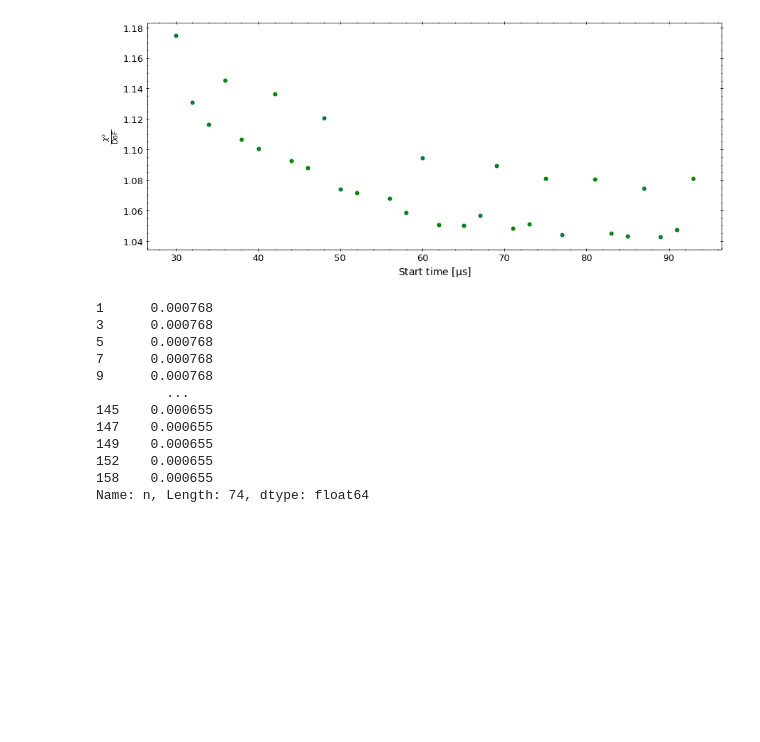
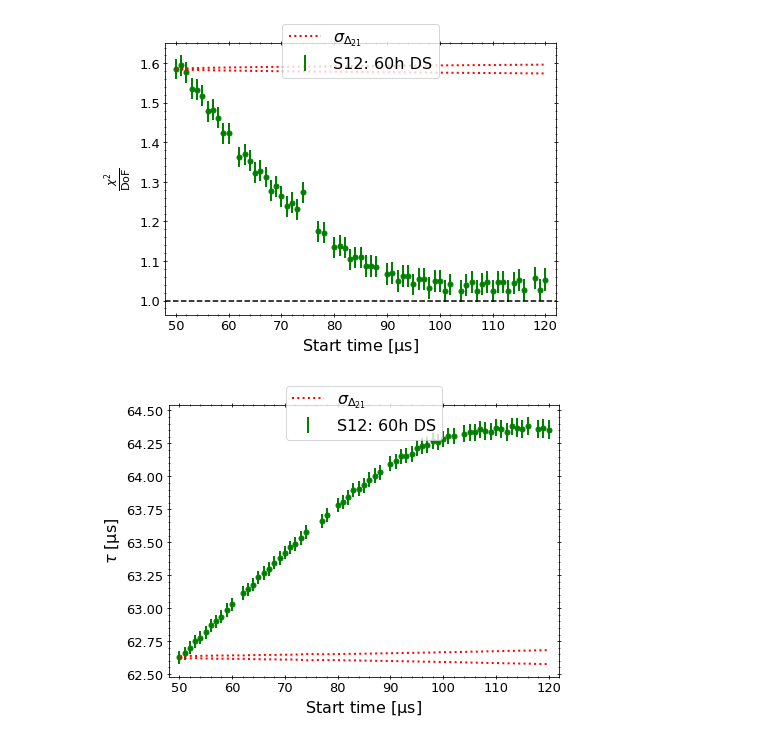
Before and after one commit to glukicov/EDMTracking, a Jupyter notebook: JupyterNB/Summary_Plots.ipynb, the cells around one changed output. Drawn from its saved outputs; the diff is of its cells as text; code cells hidden in the pictures; blank space fills up the shorter version.

```diff
--- a/JupyterNB/Summary_Plots.ipynb
+++ b/JupyterNB/Summary_Plots.ipynb
@@ -24,6 +37,17 @@ sh=data_bk[0:160]
+# %%
+#iterative cuts
+station=stations[0]
+ds=dss[0]
+# %%
+# apply cuts and select data
+station_cut = (data["station"]==station)
+ds_cut =  (data['ds']==ds)
+plot_data= data[station_cut & ds_cut]
+# plot_data=plot_data[plot_data['chi2']<1.08]
+plot_data=plot_data.reset_index()
 # %%
-s18_cut = (sh["station"]==18)
-plot_data= sh[s18_cut]
-t= plot_data['start']
+# resolve paramters for plotting
+start=plot_data['start']
+stop=plot_data['stop']
 chi2 = plot_data['chi2']
-chi2_e=np.sqrt(2/(plot_data['n']-9))
+chi2_e=np.sqrt(2/ (plot_data['ndf']-par_n) )
@@ -50,23 +54,19 @@ import CommonUtils as cu
-# %%
-
-fig, ax = cu.plotScatter(t[0:30], chi2[0:30], scatter=True, lw=0)
-ax.errorbar(t[0:30], chi2[0:30], yerr=chi2_e[0:30], elinewidth=1, lw=0)
-ax.set_xlabel(r"Start time [$\rm{\mu}$s]");
-ax.set_ylabel(r"$\frac{\chi^2}{\rm{DoF}}$");
-# %% [output]
-[figure, removed]
-# %%
-chi2_e
-# %% [output]
-1      0.000768
-3      0.000768
-5      0.000768
-7      0.000768
-9      0.000768
-         ...
-145    0.000655
-147    0.000655
-149    0.000655
-152    0.000655
-158    0.000655
-Name: n, Length: 74, dtype: float64
+# %%
+# get for plotting
+x=start
+y=chi2
+y_e=chi2_e
+y_s = np.sqrt(y_e**2-y_e[0]**2) # 1sigma band
+# %%
+fig, ax = cu.plot(x, y, y_err=y_e, error=True, elw=2, label="S"+str(station)+": "+ds+" DS")
+ax.plot(x, y, marker=".", ms=10, c="g", lw=0)
+ax.plot(x, y[0]+y_s, c="r", ls=":", lw=2, label=r"$\sigma_{\Delta_{21}}$")
+ax.plot(x, y[0]-y_s, c="r", ls=":", lw=2)
+ax.plot([min(x)-2, max(x)+2], [1, 1], c="k", ls="--")
+ax.set_xlim(min(x)-2, max(x)+2)
+ax.set_xlabel(r"Start time [$\rm{\mu}$s]", fontsize=font_size);
+ax.set_ylabel(r"$\frac{\chi^2}{\rm{DoF}}$", fontsize=font_size);
+ax.legend(fontsize=font_size, loc='upper center', bbox_to_anchor=(0.5, 1.1))
+fig.savefig("../fig/start_chi2.png", dpi=300)
+# %% [output]
+[figure, added]
@@ -72,0 +77,13 @@ Name: n, Length: 74, dtype: float64
+# %%
+fig, ax = cu.plot(x, y, y_err=y_e, error=True, elw=2, label="S"+str(station)+": "+ds+" DS")
+ax.plot(x, y, marker=".", ms=10, c="g", lw=0)
+ax.plot(x, y[0]+y_s, c="r", ls=":", lw=2, label=r"$\sigma_{\Delta_{21}}$")
+ax.plot(x, y[0]-y_s, c="r", ls=":", lw=2)
+# ax.plot([min(x)-2, max(x)+2], [1, 1], c="k", ls="--")
+ax.set_xlim(min(x)-2, max(x)+2)
+ax.set_xlabel(r"Start time [$\rm{\mu}$s]", fontsize=font_size);
+ax.set_ylabel(r"$\tau$ [$\rm{\mu}$s]", fontsize=font_size);
+ax.legend(fontsize=font_size, loc='upper center', bbox_to_anchor=(0.5, 1.1))
+fig.savefig("../fig/start_LT.png", dpi=300)
+# %% [output]
+[figure, added]
```
Also changed, not shown: parts of 9 cells of this notebook, 4 other files.
